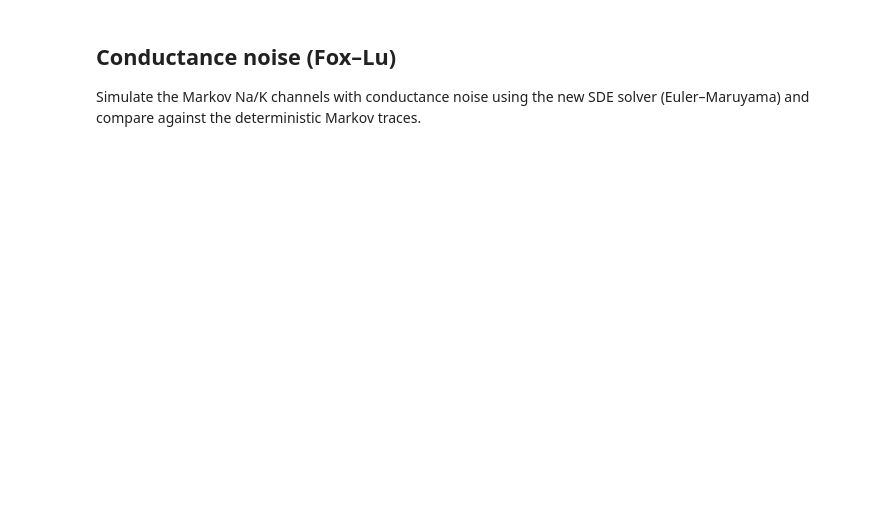
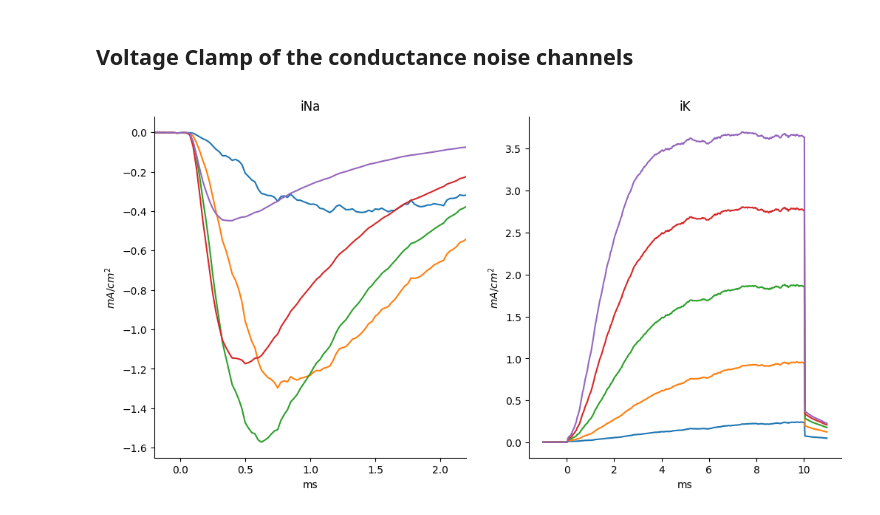
Before and after one commit to jaxleyverse/jaxley-mech, a Jupyter notebook: notebooks/channels/hodgkin52.ipynb, the cells around one changed output. Saved outputs shown, nothing was run; the diff lists cells and outputs as text; code cells hidden in the pictures; blank space fills up the shorter version.

```diff
--- a/notebooks/channels/hodgkin52.ipynb
+++ b/notebooks/channels/hodgkin52.ipynb
@@ -155,4 +157,0 @@ Text(0.5, 1.02, 'Hodgkin-Huxley model vs. Markov States model')
-# %% [markdown]
-## Conductance noise (Fox–Lu)
-
-Simulate the Markov Na/K channels with conductance noise using the new SDE solver (Euler–Maruyama) and compare against the deterministic Markov traces.
@@ -300,3 +158,74 @@ plt.show()
+# %% [markdown]
+## Voltage Clamp of the conductance noise channels
+# %%
+from jaxley_mech.utils import prettify
+
+to_records = ["iNa", "iK"]
+mosaic = [["iNa", "iK"]]
+
+fig, ax = plt.subplot_mosaic(mosaic, figsize=(12, 6))
+
+V_steps = [-40, -20, 0, 20, 40]
+
+na = Na8States(name="Na", solver="sde")
+k = K5States(name="K", solver="sde")
+leak = Leak()
+
+
+
+for v_step in V_steps:
+
+    cell = Compartment()
+
+    cell.insert(na)
+    cell.insert(k)
+    cell.insert(leak)
+
+
+    for channel_name, channel_param in params.items():
+        cell.set(channel_name, channel_param)
+
+    cell.set("Na_N_Na", 7000.0)
+    cell.set("K_N_K", 3000.0)
+    cell.set("Na_noise_seed", 1)
+    cell.set("K_noise_seed", 1)
+
+    cell.init_states()
+
+    for rec in to_records:
+            cell.record(rec, verbose=False)
+
+    pre_vc_time = 50  # ms
+    vc_on_time =  10 # ms
+    total_time = 100 # ms
+    dt = 0.025 #
+    time_steps = int(total_time // dt + 1)
+    time = jnp.linspace(0, total_time, time_steps)
+
+    v = jnp.zeros(time_steps) - 65
+    vc_on = int(pre_vc_time / dt)
+    vc_off = int((pre_vc_time + vc_on_time) / dt)
+    padding = int(1/dt)
+    v = v.at[vc_on:vc_off].set(v_step)
+    cell.clamp("v", v, verbose=False)
+
+    s = jx.integrate(cell, delta_t=dt, t_max=total_time)
+    s = prettify(s, to_records, dt)
+
+    for i, rec in enumerate(to_records):
+        ax[rec].plot((s["time"]-pre_vc_time)[vc_on-padding:vc_off+padding], s[rec][vc_on-padding:vc_off+padding])
+        ax[rec].set_title(rec)
+        ax[rec].spines["top"].set_visible(False)
+        ax[rec].spines["right"].set_visible(False)
+        if rec == "iNa":
+            ax[rec].set_xlim(-0.2, 2.2)
+            ax[rec].set_ylabel(r"$mA/cm^2$")
+        else:
+            ax[rec].set_ylabel(r"$mA/cm^2$")
+
+        ax[rec].set_xlabel("ms")
+# %% [output]
+[figure, added]
 # %%
 %load_ext watermark
 %watermark --time --date --timezone --updated --python --iversions --watermark
```
Also changed, not shown: parts of 4 cells of this notebook, 4 other files.
